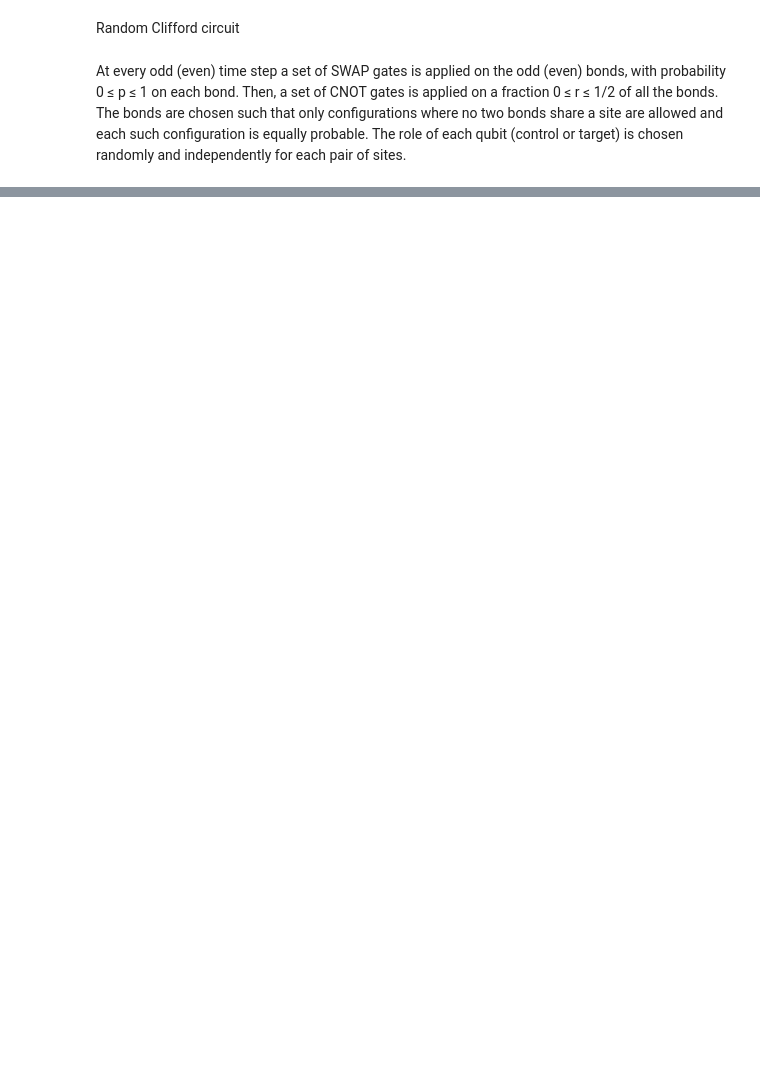
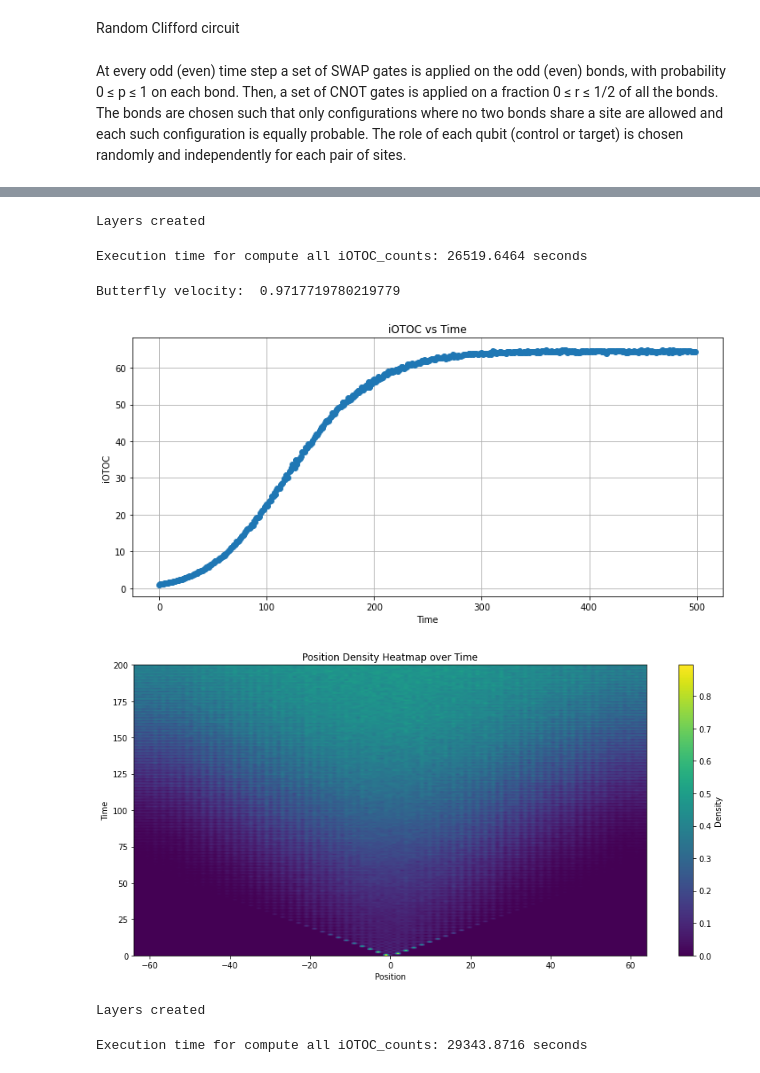
Before and after one commit to PiPevafo/OTOCs-Random-Circuits, a Jupyter notebook: scrambling_random_clifford.ipynb, the cells around one changed output, grey strips where cells are left out. Cells and saved outputs as stored; diff of their text form; code cells hidden in the pictures; blank space fills up the shorter version.

```diff
--- a/scrambling_random_clifford.ipynb
+++ b/scrambling_random_clifford.ipynb
@@ -207,0 +435,45 @@ Execution time for compute_iOTOC_counts: 37.2228 seconds
+# %%
+L = 129
+T = 500
+p = 0.9
+r = 0.05
+
+iteration = 1000
+
+start_time = time.time()
+compute_iOTOC_counts_savedata(iteration, L, T, p, r, init_site=L//2)
+end_time = time.time()
+print(f"Execution time for compute all iOTOC_counts: {end_time - start_time:.4f} seconds")
+
+filepath = f"numerical_data/iOTOC_n{L}_t{T}_p{p}_r{r}.dat"  # Ajusta según corresponda
+# %% [output]
+Layers created
+Execution time for compute all iOTOC_counts: 26519.6464 seconds
+# %%
+L = 129
+T = 500
+p = 0.9
+r = 0.05
+filepath = f"numerical_data/iOTOC_n{L}_t{T}_p{p}_r{r}.dat"  # Ajusta según corresponda
+plot(filepath)
+# %% [output]
+Butterfly velocity:  0.9717719780219779
+[figure, added]
+[figure, added]
+# %%
+L = 129
+T = 500
+p = 1
+r = 0.05
+
+iteration = 1000
+
+start_time = time.time()
+compute_iOTOC_counts_savedata(iteration, L, T, p, r, init_site=L//2)
+end_time = time.time()
+print(f"Execution time for compute all iOTOC_counts: {end_time - start_time:.4f} seconds")
+
+filepath = f"numerical_data/iOTOC_n{L}_t{T}_p{p}_r{r}.dat"  # Ajusta según corresponda
+# %% [output]
+Layers created
+Execution time for compute all iOTOC_counts: 29343.8716 seconds
```
Also changed, not shown: parts of 9 cells of this notebook, 3 other files.
